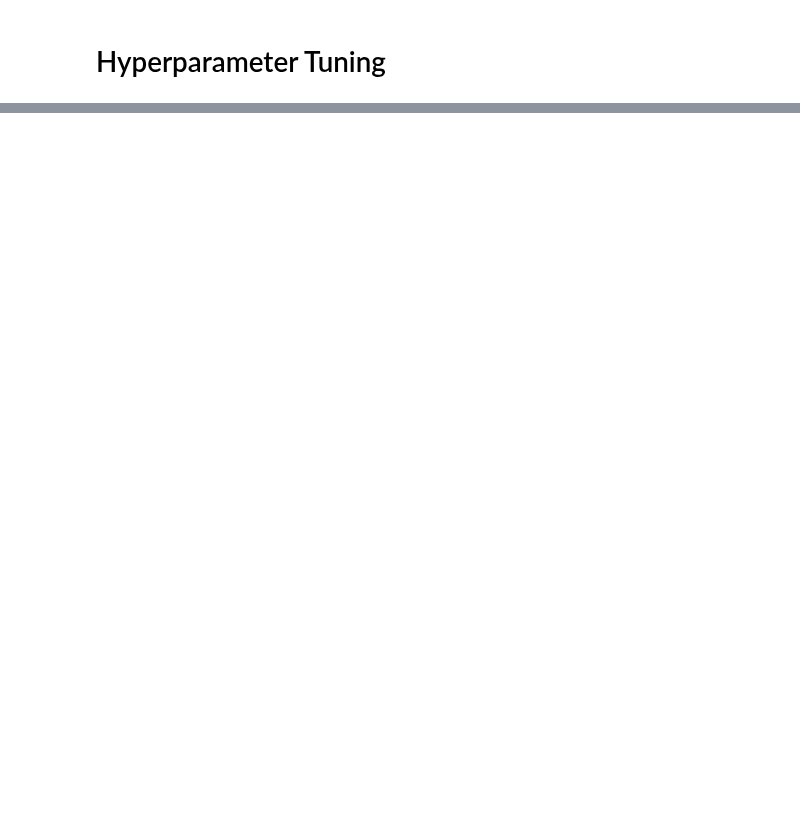
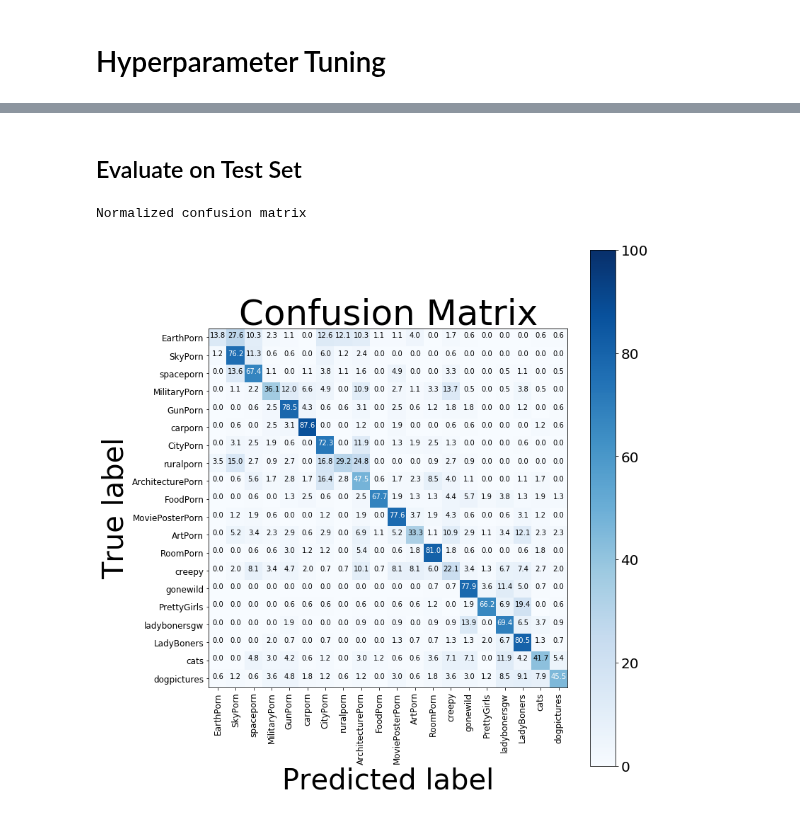
Before and after one commit to mohitrgiit/CS-231N-Final-Project, a Jupyter notebook: src/models/GoogleNet_subreddit_classification.ipynb, the cells around one changed output, grey strips where cells are left out. Saved outputs shown, nothing was run; the diff lists cells and outputs as text; code cells hidden in the pictures; blank space fills up the shorter version.

```diff
--- a/src/models/GoogleNet_subreddit_classification.ipynb
+++ b/src/models/GoogleNet_subreddit_classification.ipynb
@@ -187,0 +174,18 @@ KeyboardInterrupt:
+# %% [markdown]
+## Evaluate on Test Set
+# %%
+# Get model predictions
+y_test_pred = sess.run(model.prediction, {model.X_placeholder: data.X_test, model.y_placeholder: data.y_test,
+                                            model.is_training_placeholder:False})
+
+y_test_pred = np.argmax(y_test_pred, axis = 1)
+# %%
+from util import plot_confusion_matrix
+from sklearn.metrics import confusion_matrix
+
+classes = sorted(dictionary, key=dictionary.get)
+cm = confusion_matrix(data.y_test, y_test_pred)
+plot_confusion_matrix(cm, classes, normalize=True, task='subreddit')
+# %% [output]
+Normalized confusion matrix
+[figure, added]
```
Also changed, not shown: parts of 11 cells of this notebook.
